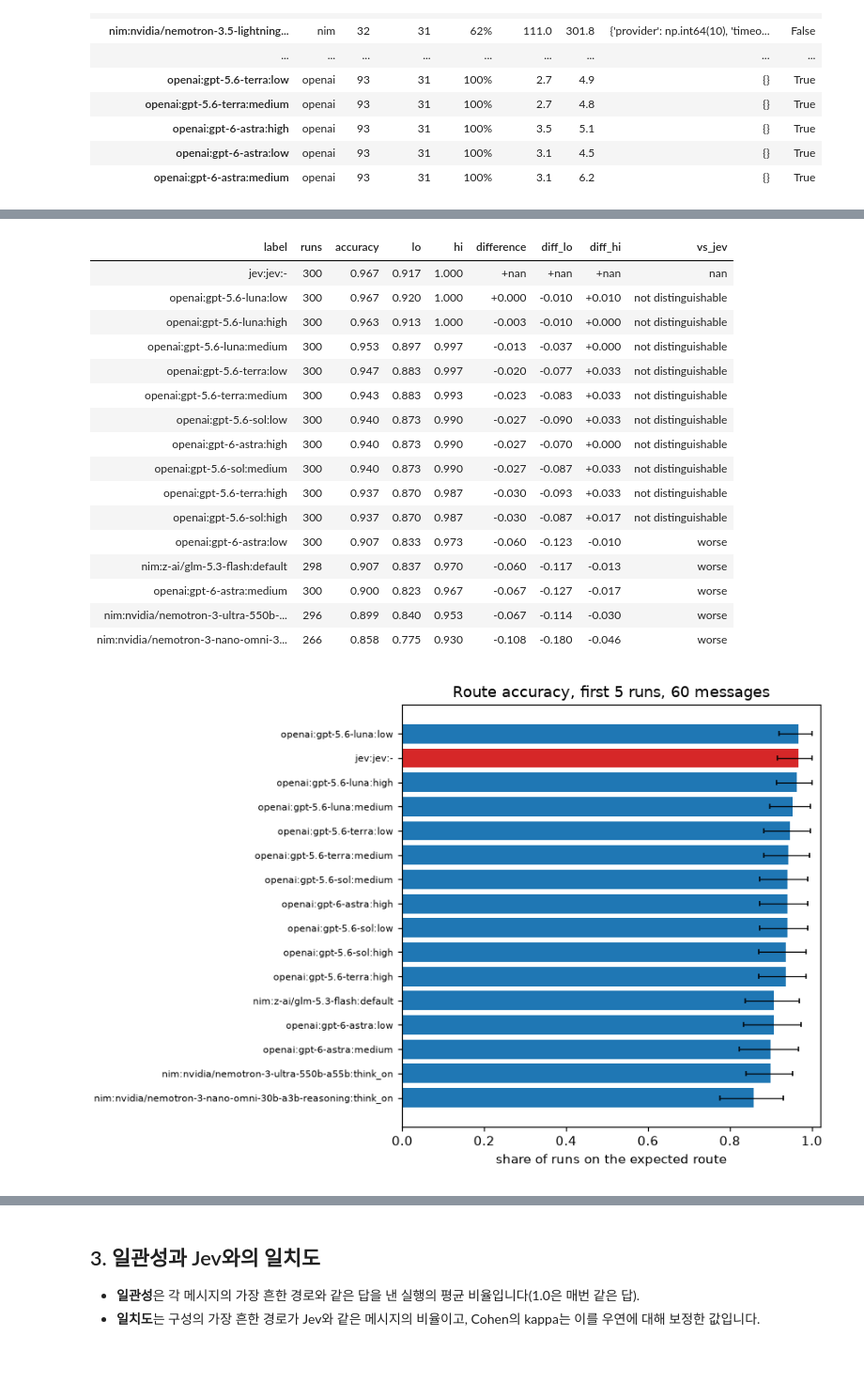
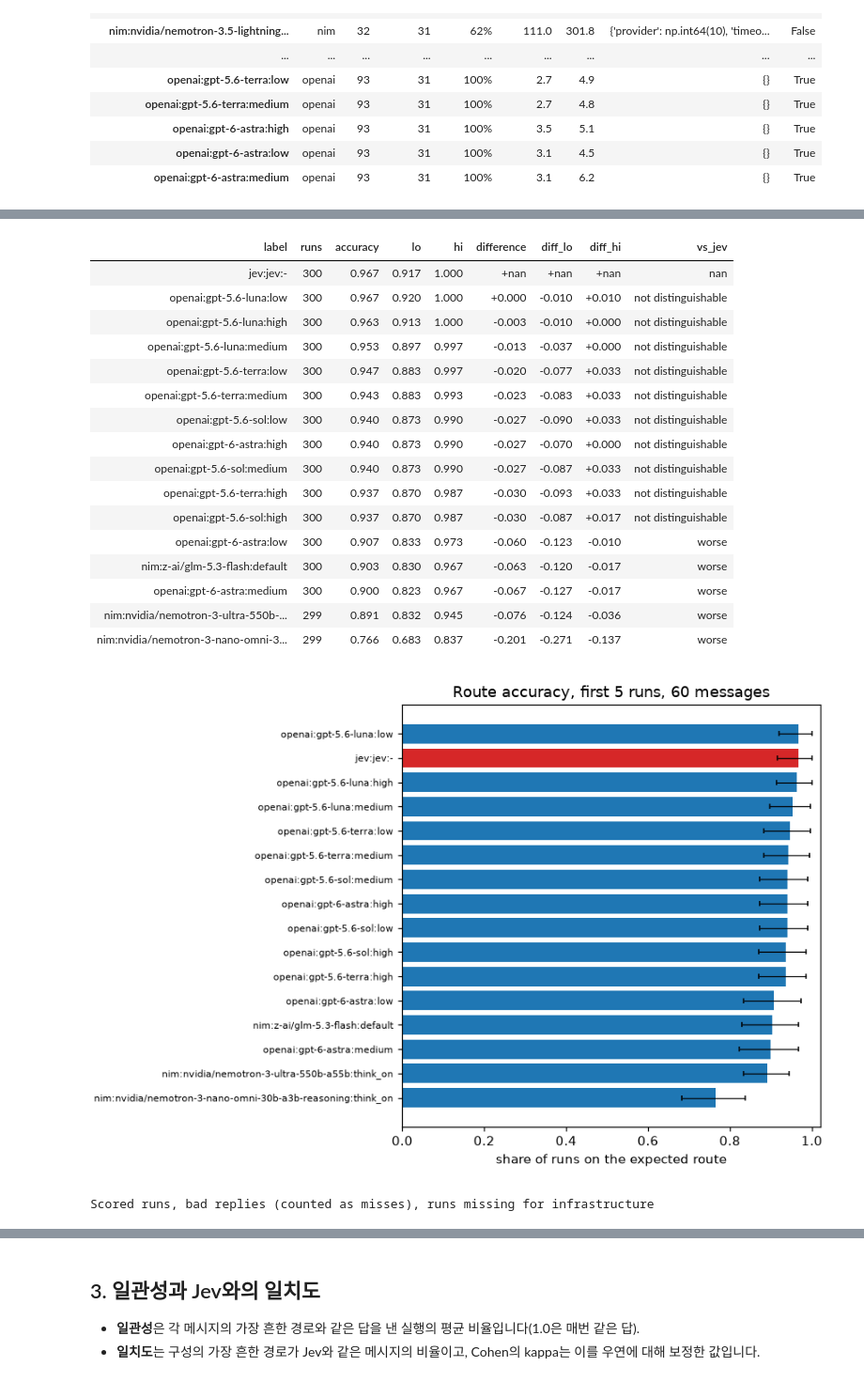
Before and after one commit to jyje/pilot-typesafeai-jev, a Jupyter notebook: src/notebooks/03-case04-structured-control-ko.ipynb, the cells around one changed output, grey strips where cells are left out. Shown at 94% size. Saved outputs shown, nothing was run; the diff lists cells and outputs as text; code cells hidden in the pictures.

```diff
--- a/src/notebooks/03-case04-structured-control-ko.ipynb
+++ b/src/notebooks/03-case04-structured-control-ko.ipynb
@@ -96,34 +96,40 @@ display(
     table[["label", "runs", "accuracy", "lo", "hi", "difference", "diff_lo", "diff_hi", "vs_jev"]]
     .sort_values("accuracy", ascending=False)
     .style.hide(axis="index")
     .format(
         {
             "accuracy": "{:.3f}",
             "lo": "{:.3f}",
             "hi": "{:.3f}",
             "difference": "{:+.3f}",
             "diff_lo": "{:+.3f}",
             "diff_hi": "{:+.3f}",
         }
     )
 )
 show(analysis.plot_accuracy(acc, "Route accuracy, first 5 runs, 60 messages"))
+display(
+    analysis.exclusions(parity)
+    .style.hide(axis="index")
+    .set_caption("Scored runs, bad replies (counted as misses), runs missing for infrastructure")
+)
 # %% [output]
 | label | runs | accuracy | lo | hi | difference | diff_lo | diff_hi | vs_jev |
 | jev:jev:- | 300 | 0.967 | 0.917 | 1.000 | +nan | +nan | +nan | nan |
 | openai:gpt-5.6-luna:low | 300 | 0.967 | 0.920 | 1.000 | +0.000 | -0.010 | +0.010 | not distinguishable |
 | openai:gpt-5.6-luna:high | 300 | 0.963 | 0.913 | 1.000 | -0.003 | -0.010 | +0.000 | not distinguishable |
 | openai:gpt-5.6-luna:medium | 300 | 0.953 | 0.897 | 0.997 | -0.013 | -0.037 | +0.000 | not distinguishable |
 | openai:gpt-5.6-terra:low | 300 | 0.947 | 0.883 | 0.997 | -0.020 | -0.077 | +0.033 | not distinguishable |
 | openai:gpt-5.6-terra:medium | 300 | 0.943 | 0.883 | 0.993 | -0.023 | -0.083 | +0.033 | not distinguishable |
 | openai:gpt-5.6-sol:low | 300 | 0.940 | 0.873 | 0.990 | -0.027 | -0.090 | +0.033 | not distinguishable |
 | openai:gpt-6-astra:high | 300 | 0.940 | 0.873 | 0.990 | -0.027 | -0.070 | +0.000 | not distinguishable |
 | openai:gpt-5.6-sol:medium | 300 | 0.940 | 0.873 | 0.990 | -0.027 | -0.087 | +0.033 | not distinguishable |
 | openai:gpt-5.6-terra:high | 300 | 0.937 | 0.870 | 0.987 | -0.030 | -0.093 | +0.033 | not distinguishable |
 | openai:gpt-5.6-sol:high | 300 | 0.937 | 0.870 | 0.987 | -0.030 | -0.087 | +0.017 | not distinguishable |
 | openai:gpt-6-astra:low | 300 | 0.907 | 0.833 | 0.973 | -0.060 | -0.123 | -0.010 | worse |
-| nim:z-ai/glm-5.3-flash:default | 298 | 0.907 | 0.837 | 0.970 | -0.060 | -0.117 | -0.013 | worse |
+| nim:z-ai/glm-5.3-flash:default | 300 | 0.903 | 0.830 | 0.967 | -0.063 | -0.120 | -0.017 | worse |
 | openai:gpt-6-astra:medium | 300 | 0.900 | 0.823 | 0.967 | -0.067 | -0.127 | -0.017 | worse |
-| nim:nvidia/nemotron-3-ultra-550b-... | 296 | 0.899 | 0.840 | 0.953 | -0.067 | -0.114 | -0.030 | worse |
-| nim:nvidia/nemotron-3-nano-omni-3... | 266 | 0.858 | 0.775 | 0.930 | -0.108 | -0.180 | -0.046 | worse |
+| nim:nvidia/nemotron-3-ultra-550b-... | 299 | 0.891 | 0.832 | 0.945 | -0.076 | -0.124 | -0.036 | worse |
+| nim:nvidia/nemotron-3-nano-omni-3... | 299 | 0.766 | 0.683 | 0.837 | -0.201 | -0.271 | -0.137 | worse |
-[figure, old version]
+[figure, new version]
+Scored runs, bad replies (counted as misses), runs missing for infrastructure
```
Also changed, not shown: parts of 2 cells of this notebook, 5 other files.
